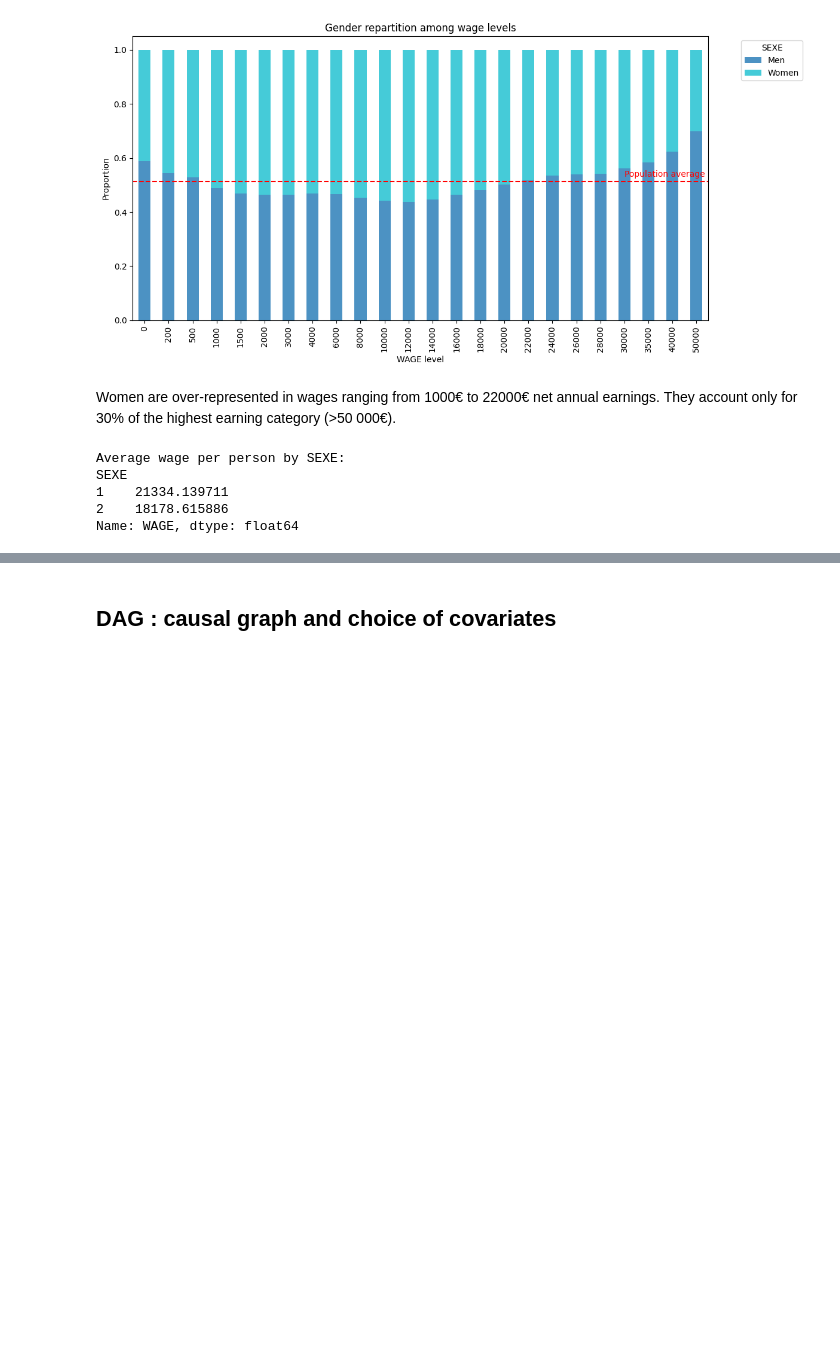
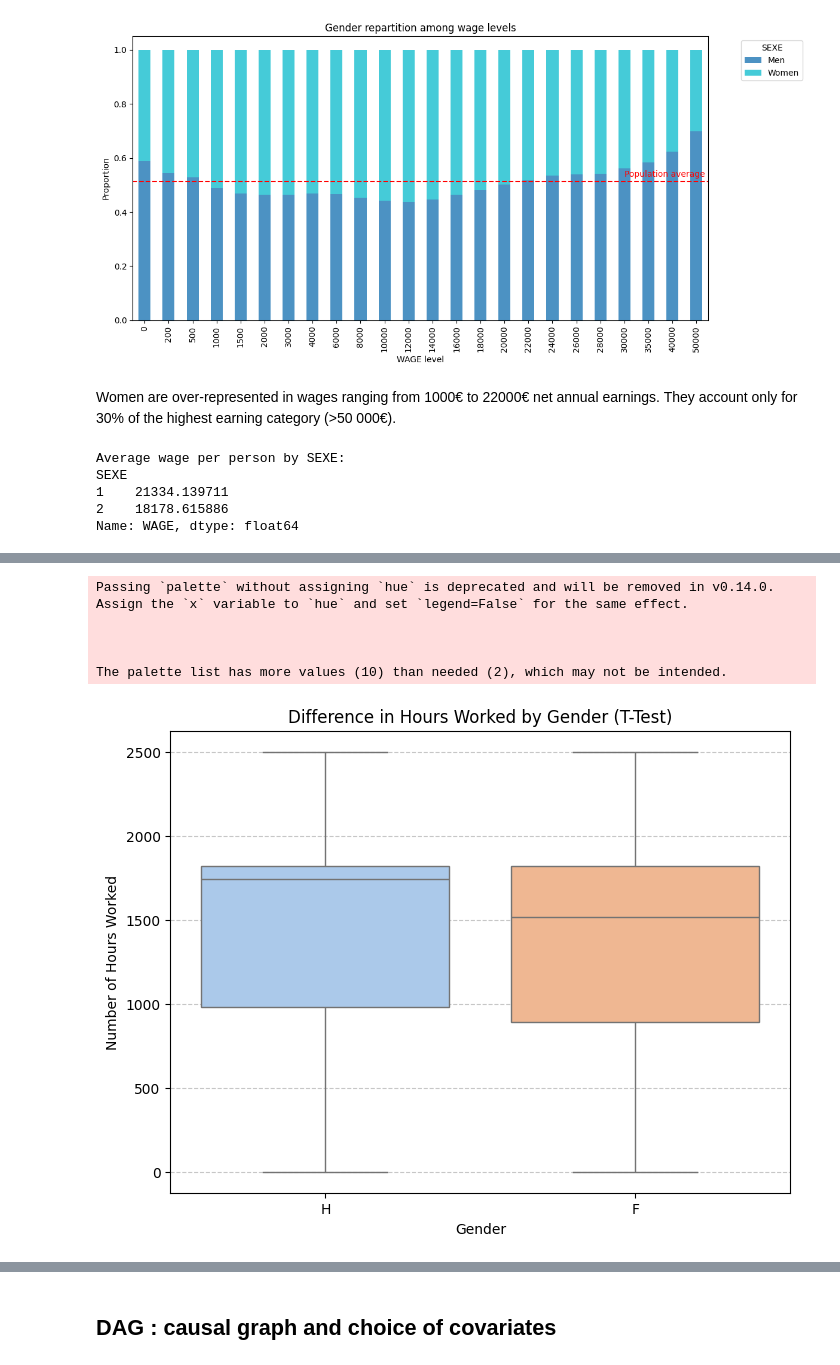
Before and after one commit to grn-matthieu/ML-for-econometrics---Project, a Jupyter notebook: stat_desc.ipynb, the cells around one changed output, grey strips where cells are left out. Drawn from its saved outputs; the diff is of its cells as text; code cells hidden in the pictures; blank space fills up the shorter version.

Commit message:
Nice graphs

```diff
--- a/stat_desc.ipynb
+++ b/stat_desc.ipynb
@@ -177,11 +176,0 @@ Test
-# %%
-#Plot the proportion of people earning less than 17K relative to their age group
-
-#We first need to create the age groups
-
-base['AGE'].describe()
-
-base['AGE_GROUP'] = pd.cut(base['AGE'], bins=[0, 25, 35, 45, 55, 100], labels=['0-25', '25-35', '35-45', '45-55', '55+'])
-#And count the number of people in each group that earn less than 17K
-age_group_counts = base[base['WAGE'] <= 17000]['AGE_GROUP'].value_counts().sort_index()
-age_group_counts
@@ -280,0 +179,26 @@ plt.show()
+# %%
+men_hours = base[base['SEXE'] == 1]['NBHEUR'].dropna()
+women_hours = base[base['SEXE'] == 2]['NBHEUR'].dropna()
+
+t_stat, p_value = ttest_ind(men_hours, women_hours, equal_var=False)  # Welch’s t-test (does not assume equal variance)
+
+plt.figure(figsize=(8, 6))
+sns.boxplot(x='SEXE', y='NBHEUR', data=base, palette=sns.color_palette("pastel"), showfliers=False)
+
+# Labels and title
+plt.title("Difference in Hours Worked by Gender (T-Test)")
+plt.xlabel("Gender")
+plt.ylabel("Number of Hours Worked")
+plt.grid(axis='y', linestyle='--', alpha=0.7)
+plt.xticks(ticks=[0, 1], labels=["H", "F"])
+
+
+# Show the plot
+plt.show()
+# %% [output]
+Passing `palette` without assigning `hue` is deprecated and will be removed in v0.14.0. Assign the `x` variable to `hue` and set `legend=False` for the same effect.
+
+
+
+The palette list has more values (10) than needed (2), which may not be intended.
+[figure, added]
```
Also changed, not shown: parts of 32 cells of this notebook.
